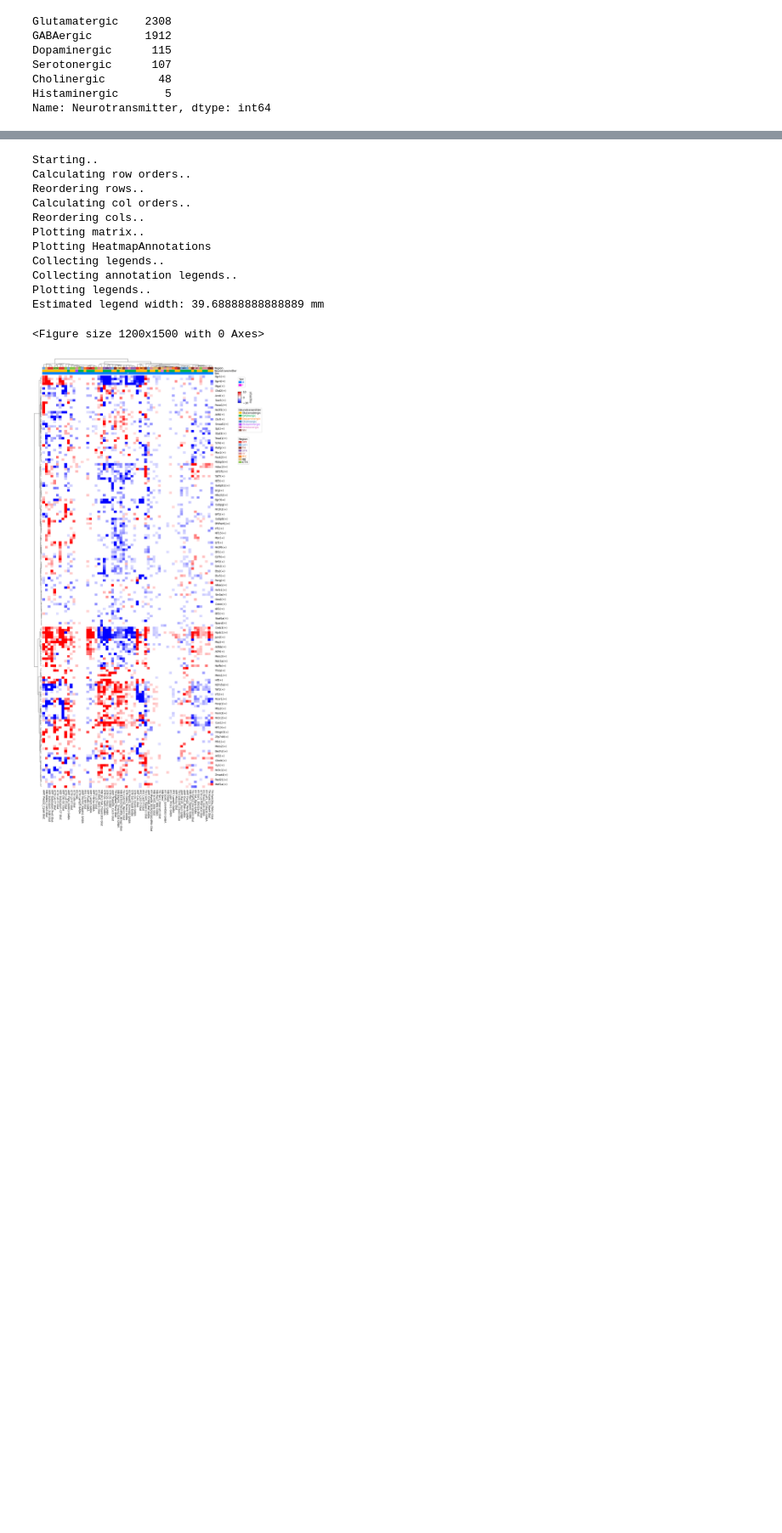
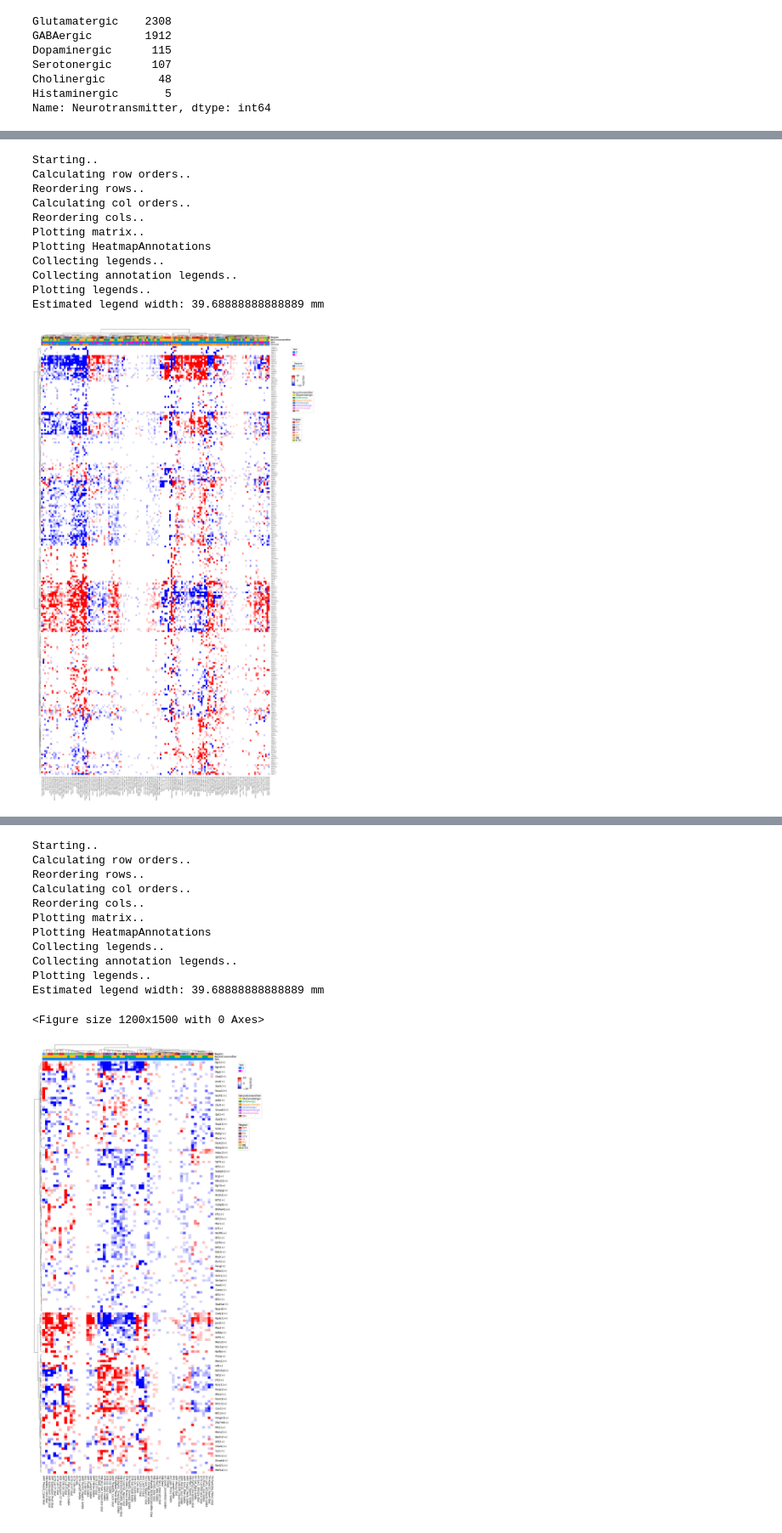
Before and after one commit to juychen/scmmd, a Jupyter notebook: 16snscenicAUC.ipynb, the cells around one changed output, grey strips where cells are left out. Shown at 85% size. Saved outputs shown, nothing was run; the diff lists cells and outputs as text; code cells hidden in the pictures; blank space fills up the shorter version.

```diff
--- a/16snscenicAUC.ipynb
+++ b/16snscenicAUC.ipynb
@@ -404,0 +587,20 @@ Estimated legend width: 39.68888888888889 mm
+# %%
+plot_heatmap_merged_cusus_cssus(
+    df_CUSUS,
+    df_CSSUS,
+    col_split=None,
+    pdf_file='/data2st2/junyi/output/stg1028/scenicwil_tfs_fdr_log2fc0_CUSUS_CSSUS_merged_not_heatmap.pdf'
+    )
+# %% [output]
+Starting..
+Calculating row orders..
+Reordering rows..
+Calculating col orders..
+Reordering cols..
+Plotting matrix..
+Plotting HeatmapAnnotations
+Collecting legends..
+Collecting annotation legends..
+Plotting legends..
+Estimated legend width: 39.68888888888889 mm
+[figure, added]
```
Also changed, not shown: parts of 12 cells of this notebook.
